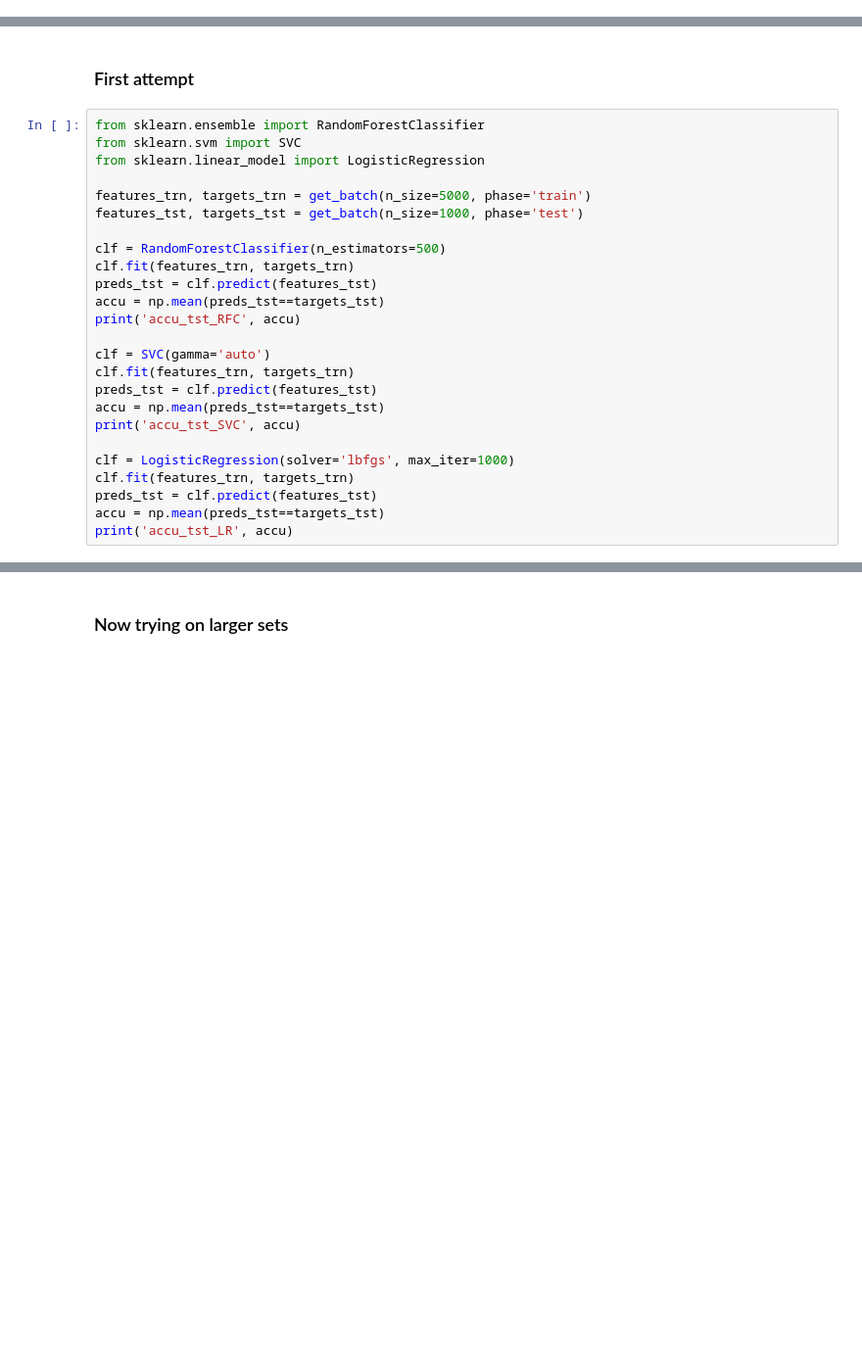
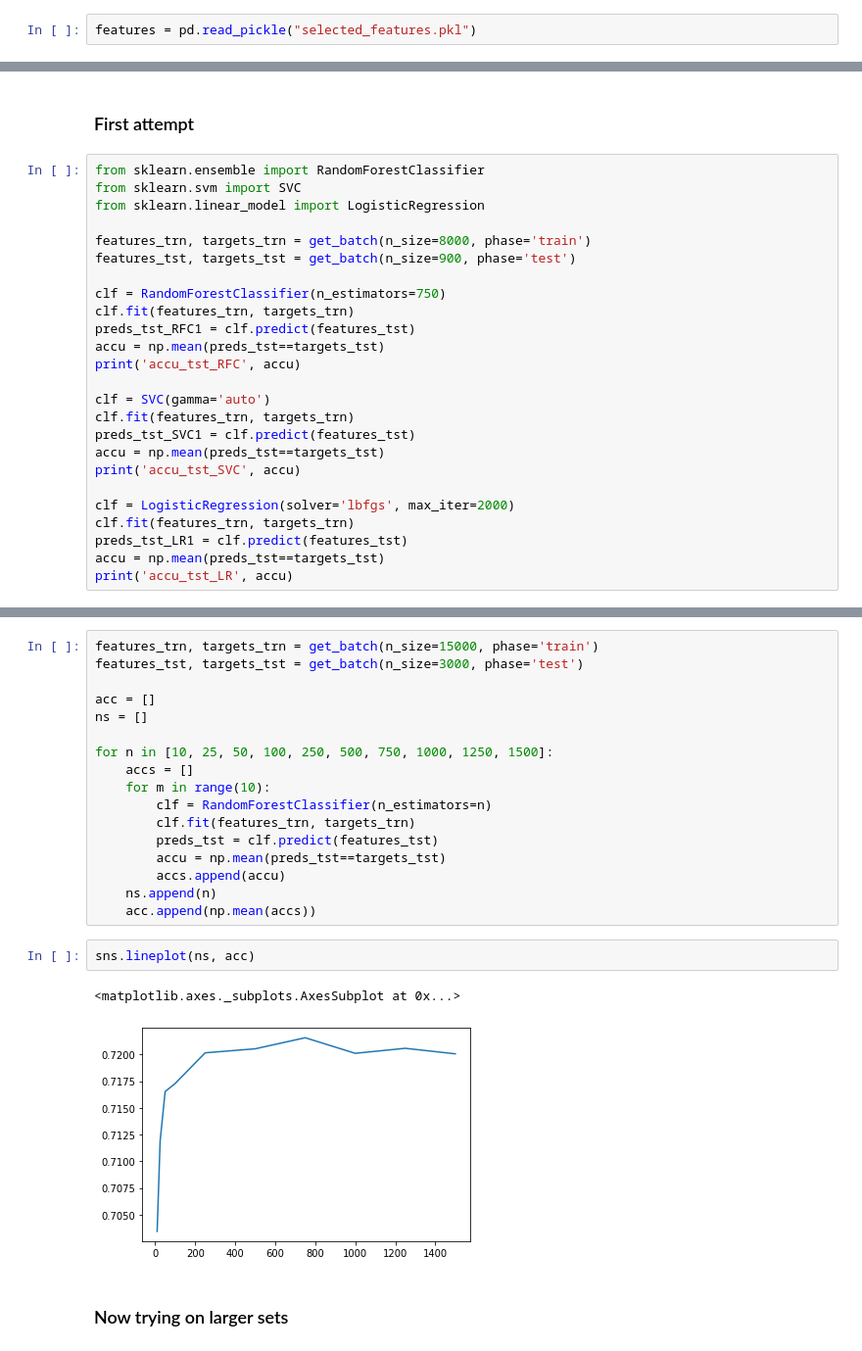
Before and after one commit to apashch/CancerPrediction, a Jupyter notebook: Prediction.ipynb, the cells around one changed output, grey strips where cells are left out. Shown: that part at 98% size. Drawn from its saved outputs; the diff is of its cells as text; blank space fills up the shorter version.

Commit message:
final
Final commit; updates to prediction notebook

```diff
--- a/Prediction.ipynb
+++ b/Prediction.ipynb
@@ -18,6 +18,8 @@ print(target[target['MCQ220'] == 1].shape)
 # %% [output]
 (49509, 57) (49509, 1)
 (4578, 1)
+# %%
+features = pd.read_pickle("selected_features.pkl")
 # %%
 dataset_features = features.values
 dataset_targets=target.values.flatten()
@@ -56,24 +58,24 @@ from sklearn.ensemble import RandomForestClassifier
 from sklearn.svm import SVC
 from sklearn.linear_model import LogisticRegression
 
-features_trn, targets_trn = get_batch(n_size=5000, phase='train')
-features_tst, targets_tst = get_batch(n_size=1000, phase='test')
+features_trn, targets_trn = get_batch(n_size=8000, phase='train')
+features_tst, targets_tst = get_batch(n_size=900, phase='test')
 
-clf = RandomForestClassifier(n_estimators=500)
+clf = RandomForestClassifier(n_estimators=750)
 clf.fit(features_trn, targets_trn)
-preds_tst = clf.predict(features_tst)
+preds_tst_RFC1 = clf.predict(features_tst)
 accu = np.mean(preds_tst==targets_tst)
 print('accu_tst_RFC', accu)
 
 clf = SVC(gamma='auto')
 clf.fit(features_trn, targets_trn)
-preds_tst = clf.predict(features_tst)
+preds_tst_SVC1 = clf.predict(features_tst)
 accu = np.mean(preds_tst==targets_tst)
 print('accu_tst_SVC', accu)
 
-clf = LogisticRegression(solver='lbfgs', max_iter=1000)
+clf = LogisticRegression(solver='lbfgs', max_iter=2000)
 clf.fit(features_trn, targets_trn)
-preds_tst = clf.predict(features_tst)
+preds_tst_LR1 = clf.predict(features_tst)
 accu = np.mean(preds_tst==targets_tst)
 print('accu_tst_LR', accu)
 # %% [output]
@@ -83,3 +107,25 @@ accu_tst_LR 0.623
+# %%
+features_trn, targets_trn = get_batch(n_size=15000, phase='train')
+features_tst, targets_tst = get_batch(n_size=3000, phase='test')
+
+acc = []
+ns = []
+
+for n in [10, 25, 50, 100, 250, 500, 750, 1000, 1250, 1500]:
+    accs = []
+    for m in range(10):
+        clf = RandomForestClassifier(n_estimators=n)
+        clf.fit(features_trn, targets_trn)
+        preds_tst = clf.predict(features_tst)
+        accu = np.mean(preds_tst==targets_tst)
+        accs.append(accu)
+    ns.append(n)
+    acc.append(np.mean(accs))
+# %%
+sns.lineplot(ns, acc)
+# %% [output]
+<matplotlib.axes._subplots.AxesSubplot at 0x...>
+[figure, added]
 # %% [markdown]
 ### Now trying on larger sets
 # %%
```
Also changed, not shown: parts of 12 cells of this notebook, 3 other files.
